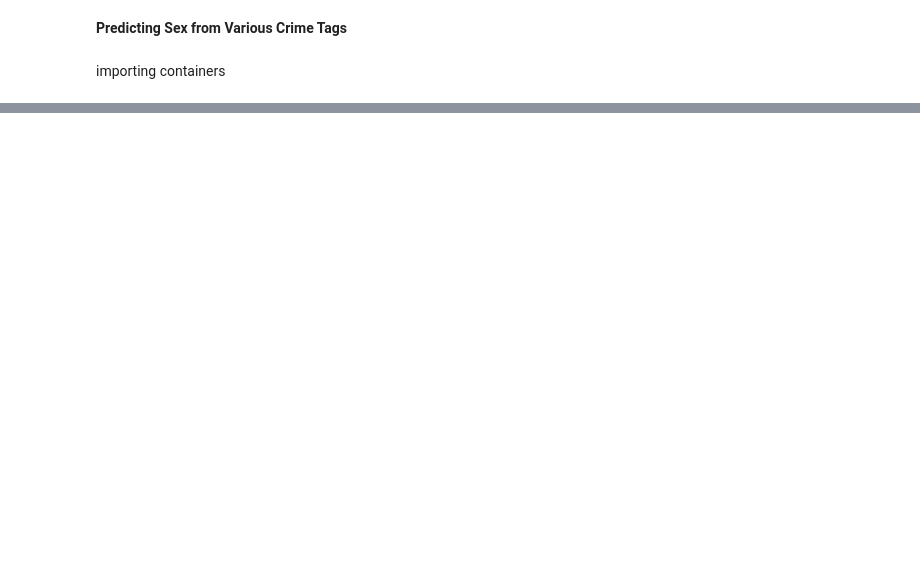
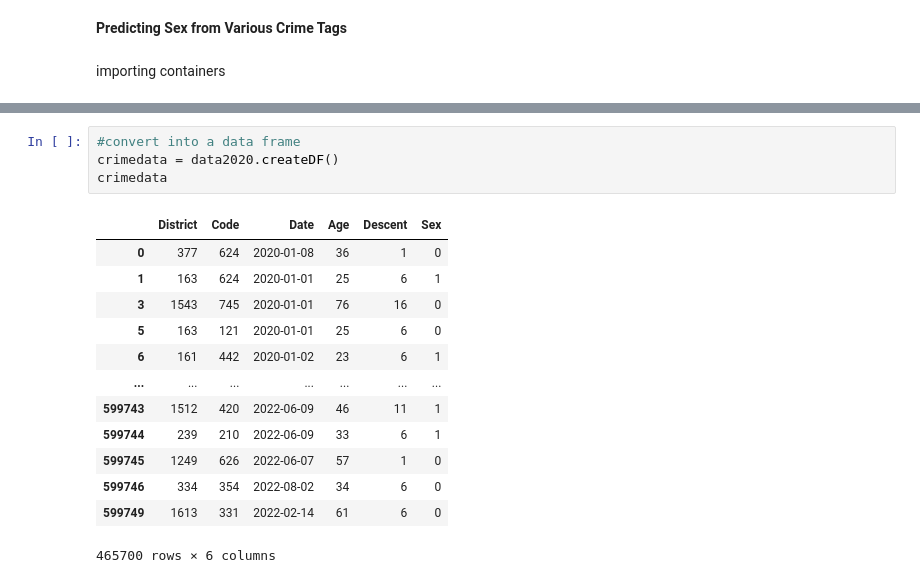
Before and after one commit to cadenthun/crime-analysis, a Jupyter notebook: CrimeDataRunFIle.ipynb, the cells around one changed output, grey strips where cells are left out. Saved outputs shown, nothing was run; the diff lists cells and outputs as text; blank space fills up the shorter version.

```diff
--- a/CrimeDataRunFIle.ipynb
+++ b/CrimeDataRunFIle.ipynb
@@ -37,4 +45,22 @@ finally:
 # %% [output]
 There were victim's with unknown sex, will delete all rows of victim's with unknown sex.
 Finished changing victim's sex to numbers (F = 0; M = 1)
+# %%
+#convert into a data frame
+crimedata = data2020.createDF()
+crimedata
+# %% [output]
+|  | District | Code | Date | Age | Descent | Sex |
+| 0 | 377 | 624 | 2020-01-08 | 36 | 1 | 0 |
+| 1 | 163 | 624 | 2020-01-01 | 25 | 6 | 1 |
+| 3 | 1543 | 745 | 2020-01-01 | 76 | 16 | 0 |
+| 5 | 163 | 121 | 2020-01-01 | 25 | 6 | 0 |
+| 6 | 161 | 442 | 2020-01-02 | 23 | 6 | 1 |
+| ... | ... | ... | ... | ... | ... | ... |
+| 599743 | 1512 | 420 | 2022-06-09 | 46 | 11 | 1 |
+| 599744 | 239 | 210 | 2022-06-09 | 33 | 6 | 1 |
+| 599745 | 1249 | 626 | 2022-06-07 | 57 | 1 | 0 |
+| 599746 | 334 | 354 | 2022-08-02 | 34 | 6 | 0 |
+| 599749 | 1613 | 331 | 2022-02-14 | 61 | 6 | 0 |
+465700 rows × 6 columns
 # %%
```
Also changed, not shown: parts of 11 cells of this notebook.
